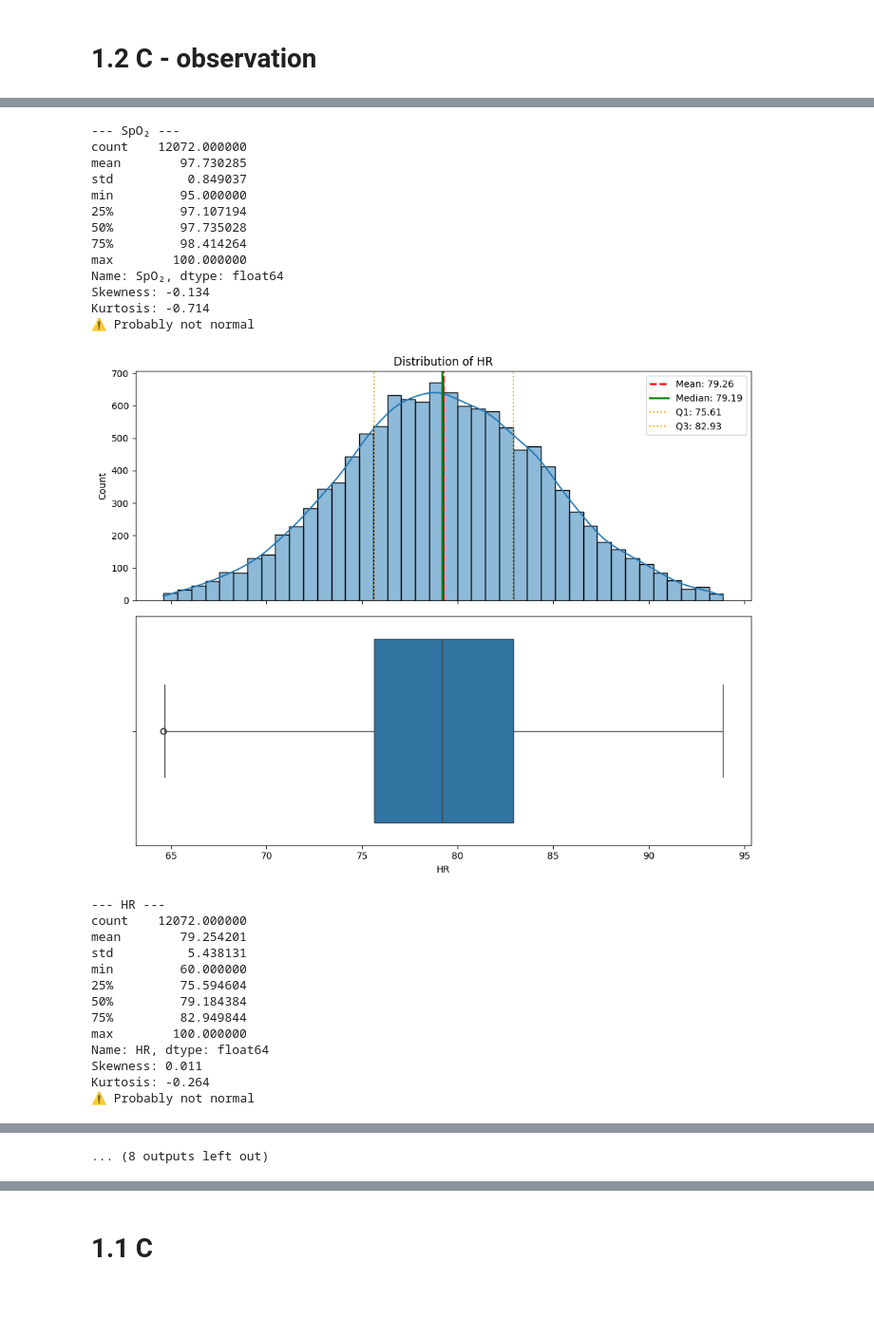
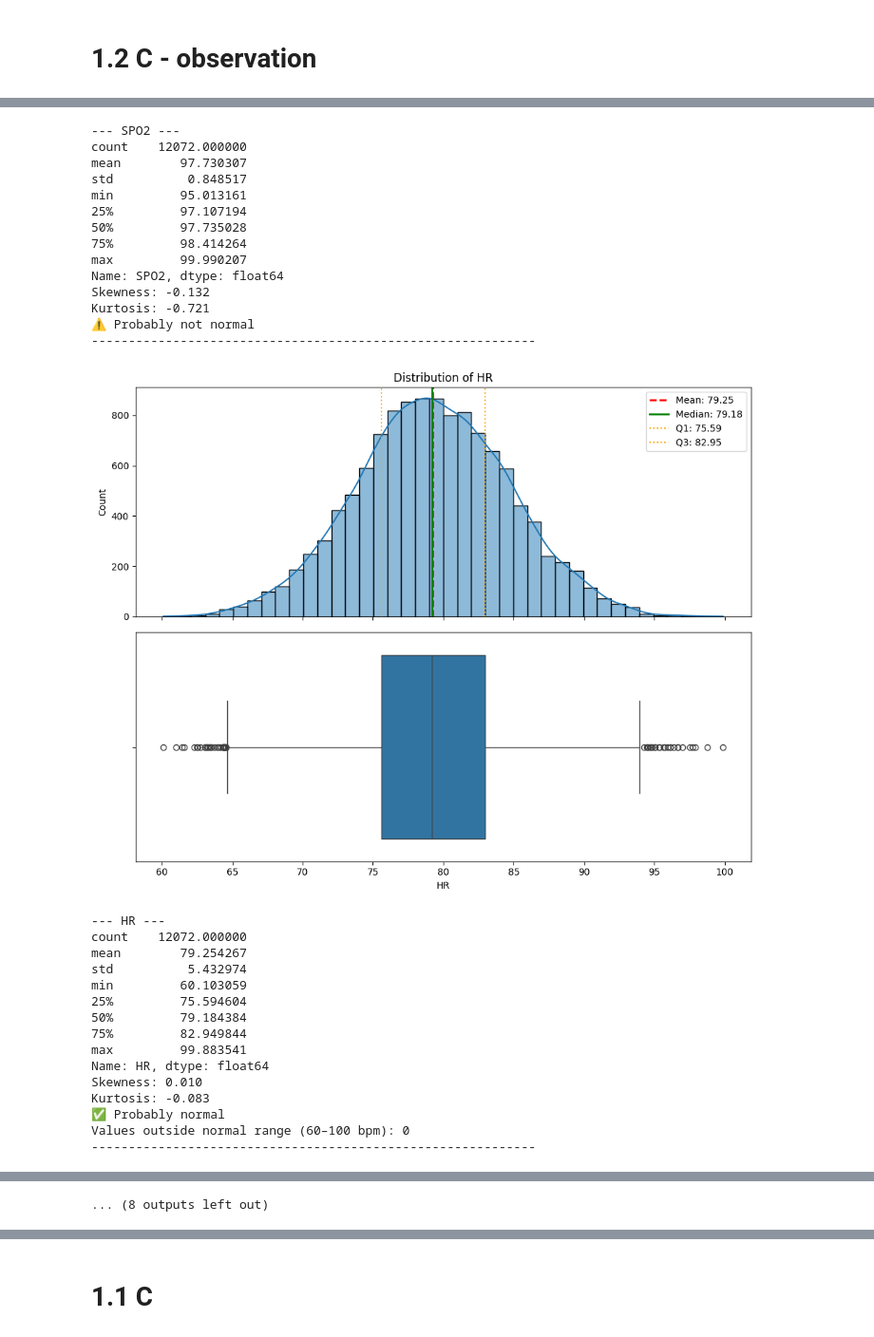
Before and after one commit to Michzru/Critical-oxygen-saturation-estimation, a Jupyter notebook: phase_1.ipynb, the cells around one changed output, grey strips where cells are left out. Shown at 95% size. Saved outputs shown, nothing was run; the diff lists cells and outputs as text; code cells hidden in the pictures; blank space fills up the shorter version.

```diff
--- a/phase_1.ipynb
+++ b/phase_1.ipynb
@@ -613,2 +615,4 @@ Now we can adjust data not to be that precise
+# %%
+dff1 = df1.rename(columns={'SpO₂': 'SPO2', 'EtCO₂': 'ETCO2', 'FiO₂': 'FIO2', 'Skin Temperature': 'ST', 'Motion/Activity index' : 'MAI'})
 # %%
 print("\nColumns in df1:")
@@ -958,5 +1227,5 @@ Po odstránení: 12009 záznamov zostalo
 # %%
-numeric_cols = ['SpO₂','HR','PI','RR','EtCO₂','Motion/Activity index','PRV','BP','Skin Temperature','CO']
+numeric_cols = ['SPO2','HR','PI','RR','ETCO2','MAI','PRV','BP','ST','CO']
 
 for col in numeric_cols:
     # Create figure with 2 subplots stacked vertically
@@ -986,9 +1255,9 @@ for col in numeric_cols:
     plt.tight_layout()
     plt.show()
 
-    # Print summary statistics
+    # Print summary statisticsdff1
     print(f"\n--- {col} ---")
-    print(df1[col].describe())
+    print(dff1[col].describe())
     print(f"Skewness: {dff1[col].skew():.3f}")
     print(f"Kurtosis: {dff1[col].kurt():.3f}")
 
@@ -998,4 +1267,36 @@ for col in numeric_cols:
         print("✅ Probably normal")
     else:
         print("⚠️ Probably not normal")
+
+    # Range checks
+    if col == 'SpO₂':
+        invalid = dff1[(dff1[col] < 95) | (dff1[col] > 100)]
+        print(f"Values outside normal range (95–100%): {len(invalid)}")
+    elif col == 'HR':
+        invalid = dff1[(dff1[col] < 60) | (dff1[col] > 100)]
+        print(f"Values outside normal range (60–100 bpm): {len(invalid)}")
+    elif col == 'RR':
+        invalid = dff1[(dff1[col] < 12) | (dff1[col] > 20)]
+        print(f"Values outside normal range (12–20 breaths/min): {len(invalid)}")
+    elif col == 'BP':
+        invalid = dff1[(dff1[col] < 90) | (dff1[col] > 120)]
+        print(f"Values outside normal systolic range (90–120 mmHg): {len(invalid)}")
+    elif col == 'Skin Temperature':
+        invalid = dff1[(dff1[col] < 33) | (dff1[col] > 38)]
+        print(f"Values outside normal range (33–38 °C): {len(invalid)}")
+    elif col == 'EtCO₂':
+        invalid = dff1[(dff1[col] < 35) | (dff1[col] > 45)]
+        print(f"Values outside normal range (35–45 mmHg): {len(invalid)}")
+    elif col == 'FiO₂':
+        invalid = dff1[(dff1[col] < 21) | (dff1[col] > 100)]
+        print(f"Values outside normal range (21–100%): {len(invalid)}")
+    elif col == 'PI':
+        invalid = dff1[(dff1[col] < 0.2) | (dff1[col] > 20)]
+        print(f"Values outside normal range (0.2–20%): {len(invalid)}")
+    elif col == 'PRV':
+        invalid = dff1[(dff1[col] < 20) | (dff1[col] > 200)]
+        print(f"Values outside normal range (20–200 ms): {len(invalid)}")
+    elif col == 'CO':
+        print(f"Values outside normal range (4–8 L/min): {len(invalid)}")
+    print("-" * 60)
 # %% [output]
@@ -1003,27 +1304,30 @@ for col in numeric_cols:
---- SpO₂ ---
+--- SPO2 ---
 count    12072.000000
-mean        97.730285
-std          0.849037
-min         95.000000
+mean        97.730307
+std          0.848517
+min         95.013161
 25%         97.107194
 50%         97.735028
 75%         98.414264
-max        100.000000
-Name: SpO₂, dtype: float64
-Skewness: -0.134
-Kurtosis: -0.714
+max         99.990207
+Name: SPO2, dtype: float64
+Skewness: -0.132
+Kurtosis: -0.721
 ⚠️ Probably not normal
+------------------------------------------------------------
-[figure, old version]
+[figure, new version]
 --- HR ---
 count    12072.000000
-mean        79.254201
-std          5.438131
-min         60.000000
+mean        79.254267
+std          5.432974
+min         60.103059
 25%         75.594604
 50%         79.184384
 75%         82.949844
-max        100.000000
+max         99.883541
 Name: HR, dtype: float64
-Skewness: 0.011
-Kurtosis: -0.264
-⚠️ Probably not normal
+Skewness: 0.010
+Kurtosis: -0.083
+✅ Probably normal
+Values outside normal range (60–100 bpm): 0
+------------------------------------------------------------
```
Also changed, not shown: parts of 44 cells of this notebook, 1 other file.
